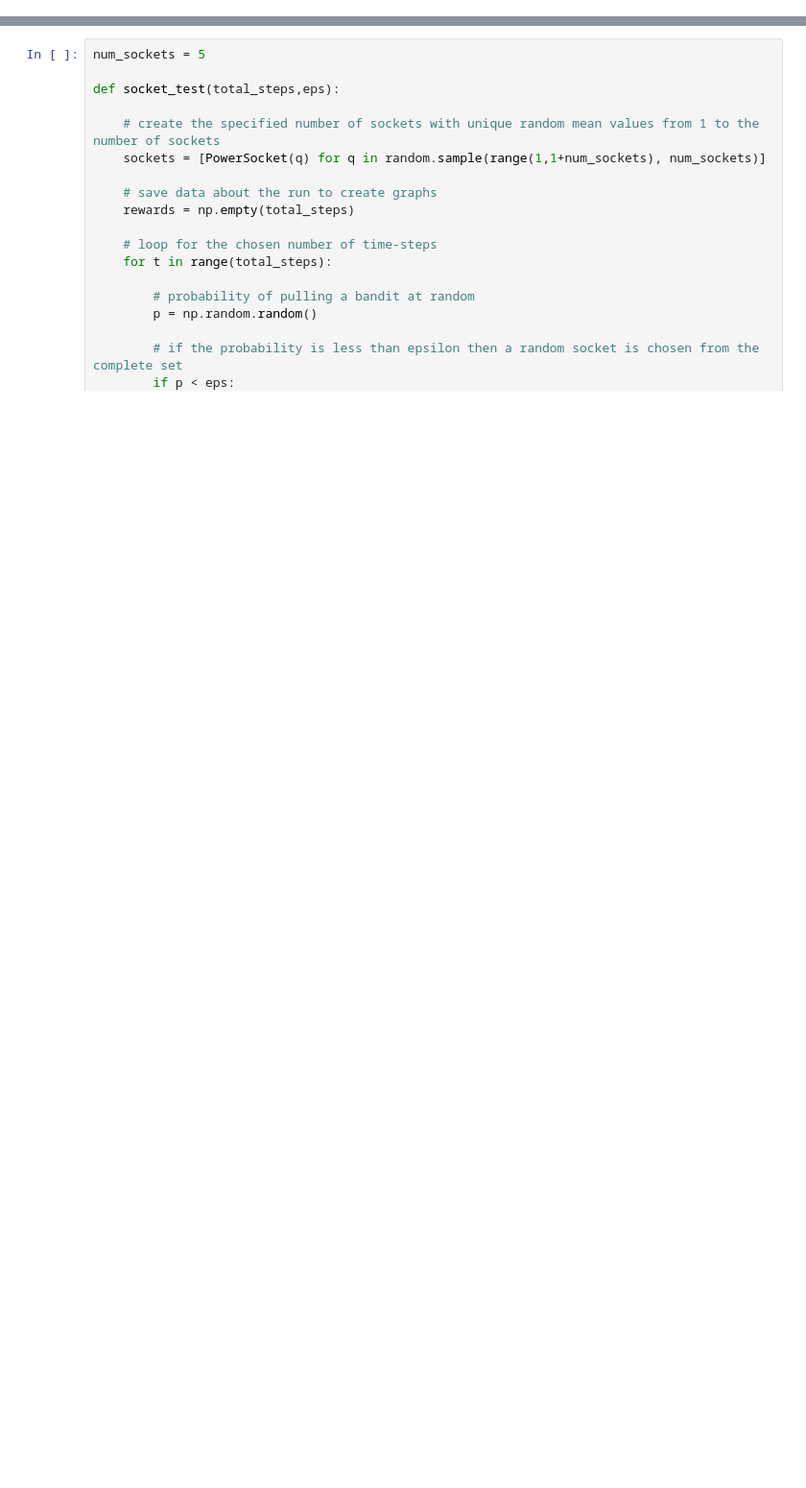
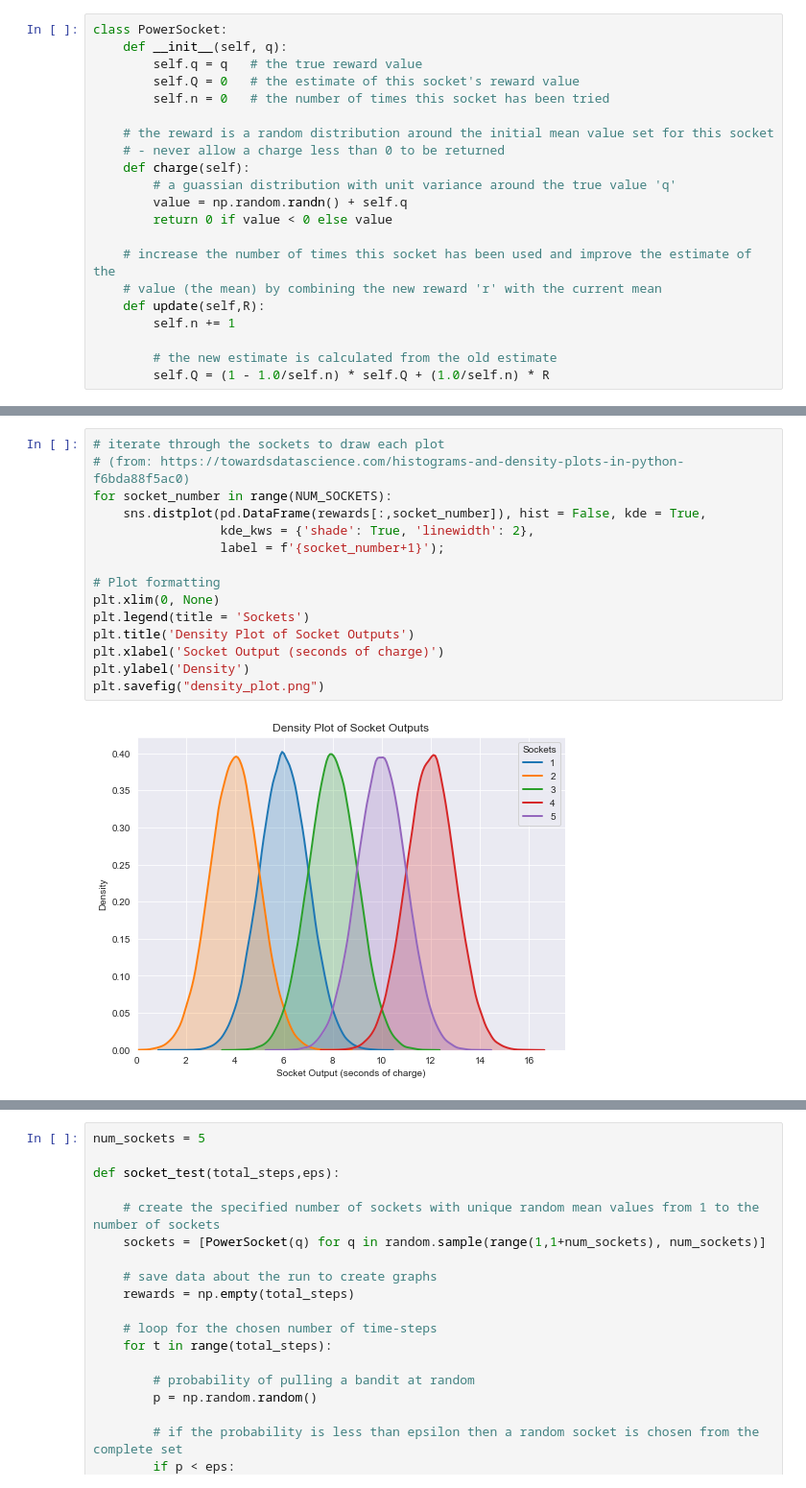
Before and after one commit to WhatIThinkAbout/BabyRobot, a Jupyter notebook: 00_PP_Epsilon_Greedy.ipynb, the cells around one changed output, grey strips where cells are left out. Shown: that part at 96% size. Drawn from its saved outputs; the diff is of its cells as text; blank space fills up the shorter version.

```diff
--- a/00_PP_Epsilon_Greedy.ipynb
+++ b/00_PP_Epsilon_Greedy.ipynb
@@ -2,0 +13,21 @@
+# %%
+class PowerSocket:
+    def __init__(self, q):
+        self.q = q   # the true reward value
+        self.Q = 0   # the estimate of this socket's reward value
+        self.n = 0   # the number of times this socket has been tried
+
+    # the reward is a random distribution around the initial mean value set for this socket
+    # - never allow a charge less than 0 to be returned
+    def charge(self):
+        # a guassian distribution with unit variance around the true value 'q'
+        value = np.random.randn() + self.q
+        return 0 if value < 0 else value
+
+    # increase the number of times this socket has been used and improve the estimate of the
+    # value (the mean) by combining the new reward 'r' with the current mean
+    def update(self,R):
+        self.n += 1
+
+        # the new estimate is calculated from the old estimate
+        self.Q = (1 - 1.0/self.n) * self.Q + (1.0/self.n) * R
@@ -2,0 +95,17 @@
+# %%
+# iterate through the sockets to draw each plot
+# (from: https://towardsdatascience.com/histograms-and-density-plots-in-python-f6bda88f5ac0)
+for socket_number in range(NUM_SOCKETS):
+    sns.distplot(pd.DataFrame(rewards[:,socket_number]), hist = False, kde = True,
+                 kde_kws = {'shade': True, 'linewidth': 2},
+                 label = f'{socket_number+1}');
+
+# Plot formatting
+plt.xlim(0, None)
+plt.legend(title = 'Sockets')
+plt.title('Density Plot of Socket Outputs')
+plt.xlabel('Socket Output (seconds of charge)')
+plt.ylabel('Density')
+plt.savefig("density_plot.png")
+# %% [output]
+[figure, added]
```
Also changed, not shown: parts of 37 cells of this notebook.
